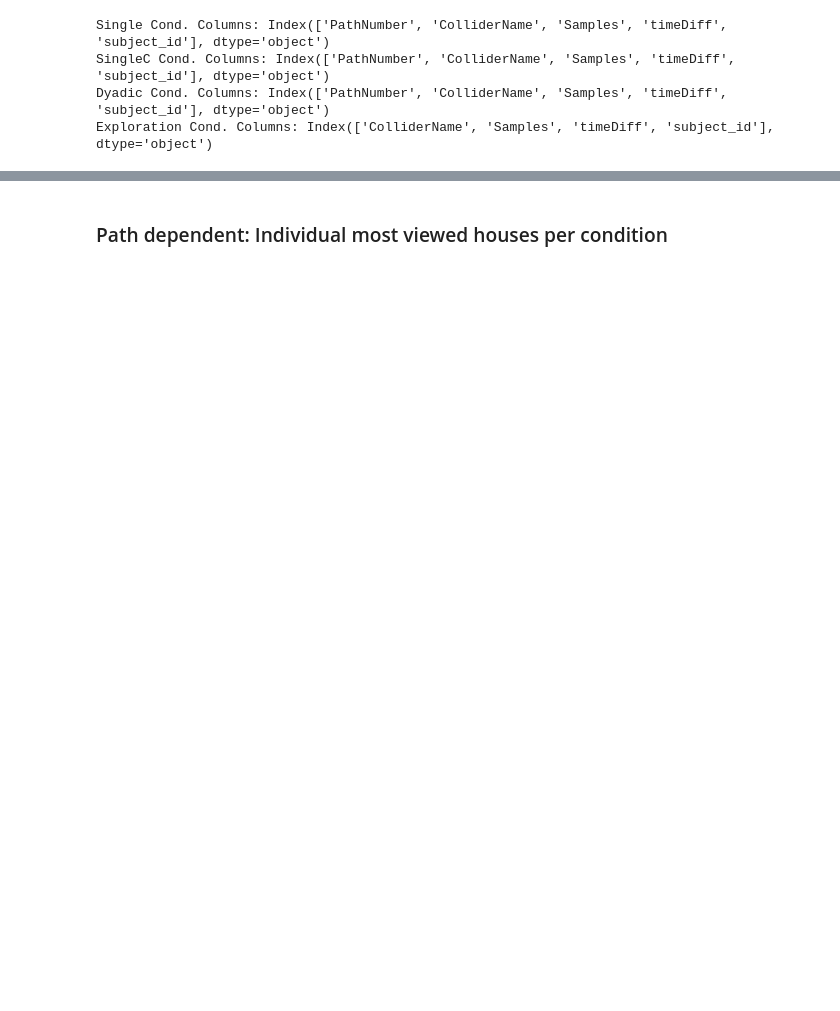
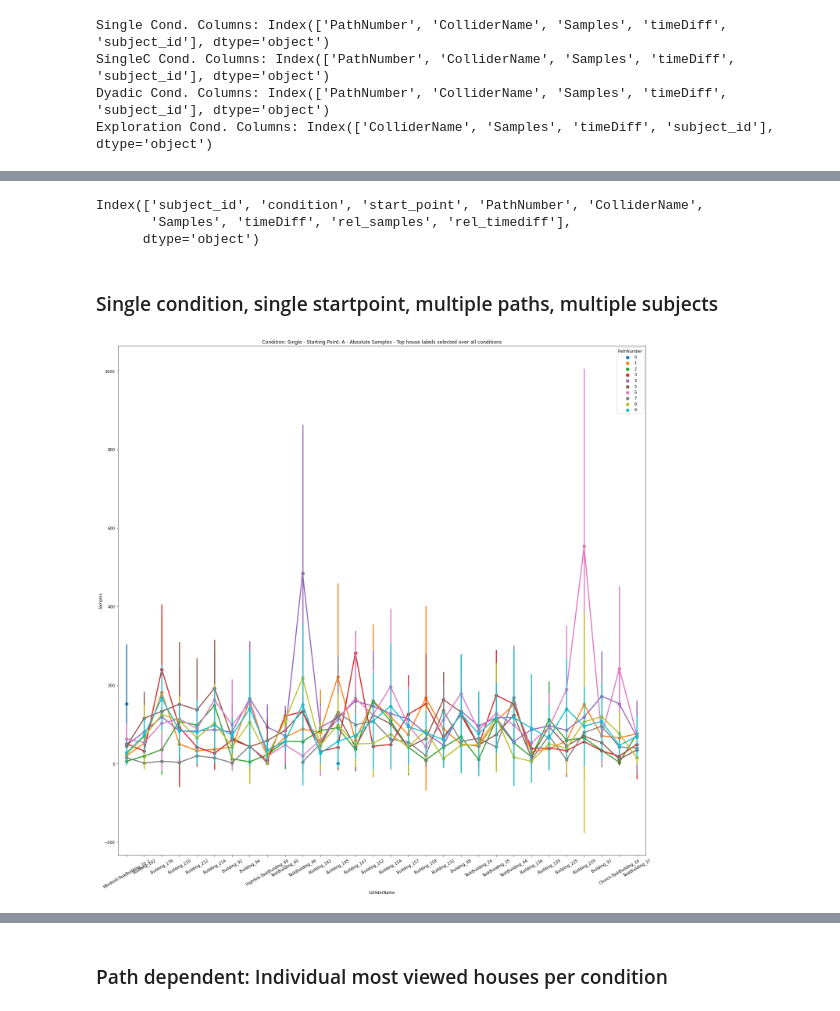
Before and after one commit to lucasessmann/GTA_ET, a Jupyter notebook: IndividualPathAnalysis.ipynb, the cells around one changed output, grey strips where cells are left out. Saved outputs shown, nothing was run; the diff lists cells and outputs as text; code cells hidden in the pictures; blank space fills up the shorter version.

```diff
--- a/IndividualPathAnalysis.ipynb
+++ b/IndividualPathAnalysis.ipynb
@@ -23,4 +23,8 @@ DYADIC_PAIR_MAP = { # Leader : Follower
     '1011' : '1017',
     '1018' : '1057'
 }
+
+SINGLE_PERF_PATH = "./Results/Single/Single_Performance_Analysis.csv"
+SINGLEC_PERF_PATH = "./Results/SingleC/SingleC_Performance_Analysis.csv"
+DYADIC_PERF_PATH = "./Results/Dyadic/Dyadic_Performance_Analysis.csv"
 # %% [markdown]
@@ -113,0 +198,14 @@ Exploration Cond. Columns: Index(['ColliderName', 'Samples', 'timeDiff', 'subjec
+# %%
+# use only houses
+exclude_colliders = ["Avatar","Hand","NoHouse","NoHit","Phone"]
+rel_agg_df = full_agg_df.copy(deep=True)
+rel_agg_df = rel_agg_df[(~ rel_agg_df["ColliderName"].isin(exclude_colliders))].reset_index(drop=True)
+
+# function to apply to each group to make samples and timediff relative per path
+def apply_make_relative_df(x):
+    x["rel_samples"] = x["Samples"] / x["Samples"].sum()
+    x["rel_timediff"] = x["timeDiff"] / x["timeDiff"].sum()
+    return x
+
+# make df relative per path: Find all fixations per path and divide by that each samples and timediff value
+rel_agg_df = rel_agg_df.groupby(["subject_id","condition","start_point","PathNumber"]).apply(lambda x: apply_make_relative_df(x))
@@ -113,0 +255,27 @@ Exploration Cond. Columns: Index(['ColliderName', 'Samples', 'timeDiff', 'subjec
+# %%
+print(rel_agg_df.columns)
+# %% [output]
+Index(['subject_id', 'condition', 'start_point', 'PathNumber', 'ColliderName',
+       'Samples', 'timeDiff', 'rel_samples', 'rel_timediff'],
+      dtype='object')
+# %% [markdown]
+### Single condition, single startpoint, multiple paths, multiple subjects
+# %%
+select_condition = "Single"
+select_start_point = "A"
+
+data_df = rel_agg_df.copy(deep=True)
+data_df = data_df[(data_df["condition"] == select_condition.lower()) & (data_df["start_point"] == select_start_point)]
+data_df = data_df[(data_df["ColliderName"].isin(top_house_names))]
+
+# plot
+fig, ax = plt.subplots(1,1,figsize=(20,20), squeeze = False)
+g = sns.pointplot(data=data_df, x="ColliderName", y="Samples", hue="PathNumber", ci="sd", ax = ax[0,0])
+g.set_xticklabels(g.get_xticklabels(), rotation=30)
+ax[0,0].title.set_text("Condition: " + select_condition + " - Starting Point: " + select_start_point + " - Absolute Samples - Top house labels selected over all conditions")
+
+
+fig.tight_layout()
+plt.show()
+# %% [output]
+[figure, added]
```
Also changed, not shown: parts of 32 cells of this notebook, 1 other file.
